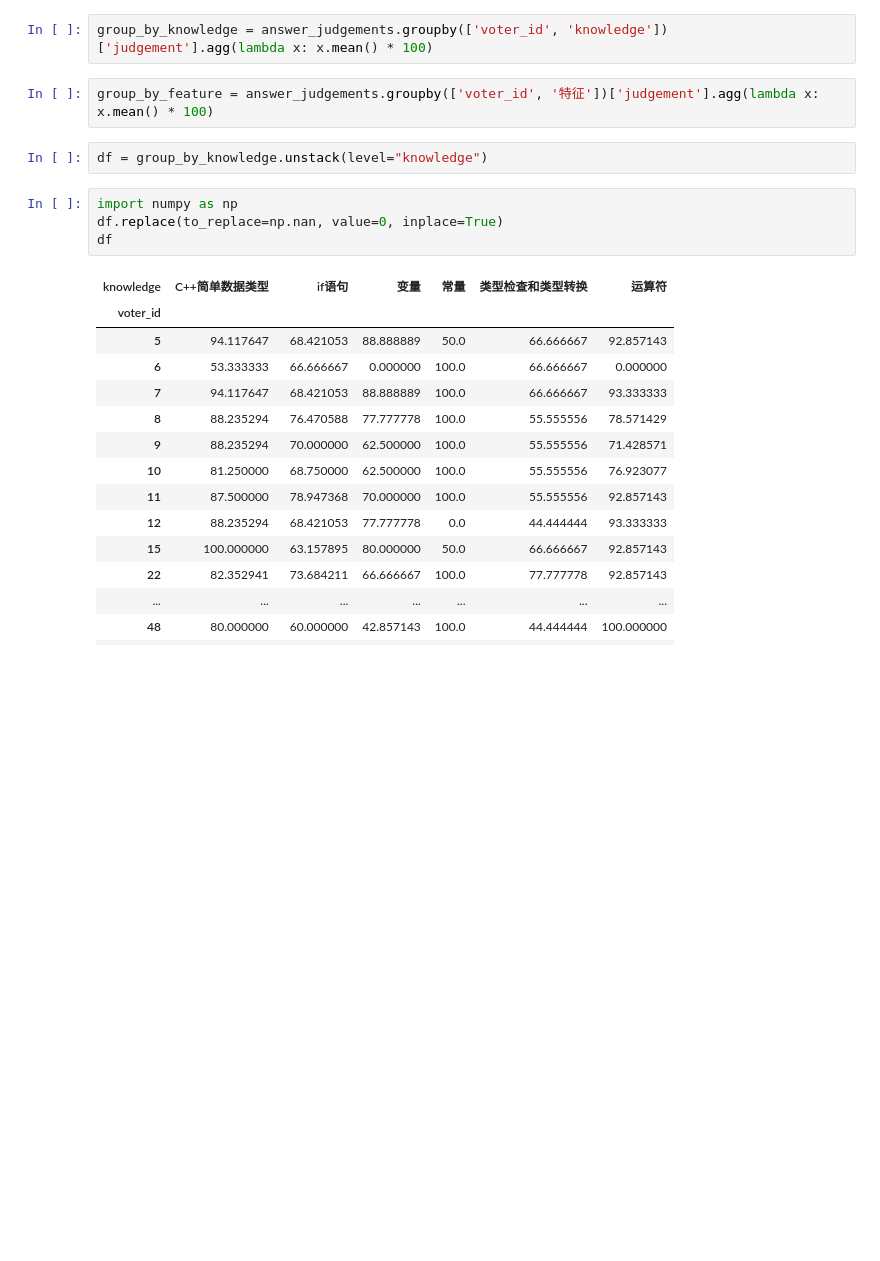
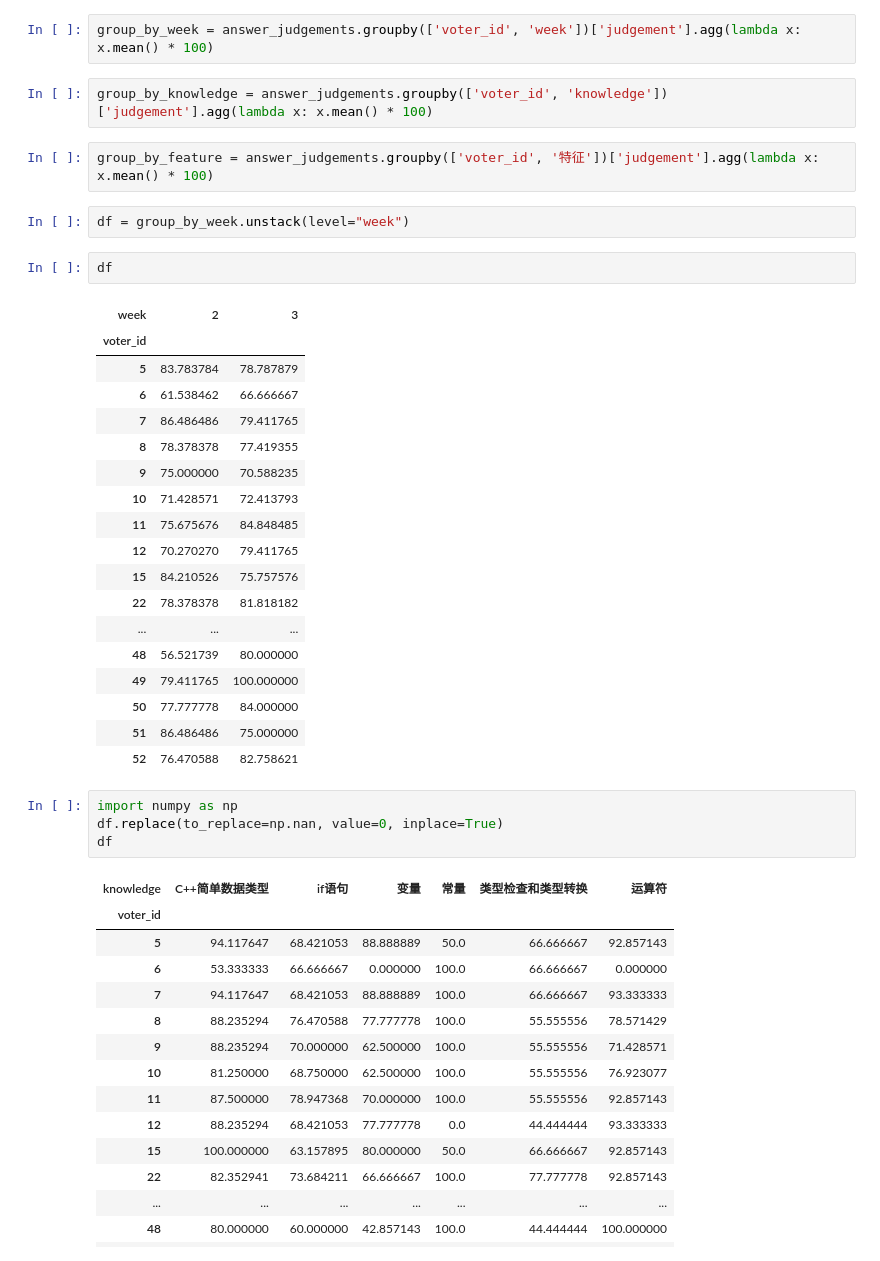
Before and after one commit to yuyalun-allen/student-portrait, a Jupyter notebook: explore.ipynb, the cells around one changed output. Cells and saved outputs as stored; diff of their text form; blank space fills up the shorter version.

```diff
--- a/explore.ipynb
+++ b/explore.ipynb
@@ -149,9 +149,32 @@ answer_judgements
+# %%
+group_by_week = answer_judgements.groupby(['voter_id', 'week'])['judgement'].agg(lambda x: x.mean() * 100)
 # %%
 group_by_knowledge = answer_judgements.groupby(['voter_id', 'knowledge'])['judgement'].agg(lambda x: x.mean() * 100)
 # %%
 group_by_feature = answer_judgements.groupby(['voter_id', '特征'])['judgement'].agg(lambda x: x.mean() * 100)
 # %%
-df = group_by_knowledge.unstack(level="knowledge")
+df = group_by_week.unstack(level="week")
+# %%
+df
+# %% [output]
+| week | 2 | 3 |
+| voter_id |  |  |
+| 5 | 83.783784 | 78.787879 |
+| 6 | 61.538462 | 66.666667 |
+| 7 | 86.486486 | 79.411765 |
+| 8 | 78.378378 | 77.419355 |
+| 9 | 75.000000 | 70.588235 |
+| 10 | 71.428571 | 72.413793 |
+| 11 | 75.675676 | 84.848485 |
+| 12 | 70.270270 | 79.411765 |
+| 15 | 84.210526 | 75.757576 |
+| 22 | 78.378378 | 81.818182 |
+| ... | ... | ... |
+| 48 | 56.521739 | 80.000000 |
+| 49 | 79.411765 | 100.000000 |
+| 50 | 77.777778 | 84.000000 |
+| 51 | 86.486486 | 75.000000 |
+| 52 | 76.470588 | 82.758621 |
 # %%
 import numpy as np
 df.replace(to_replace=np.nan, value=0, inplace=True)
```
Also changed, not shown: parts of 3 cells of this notebook, 1 other file.
